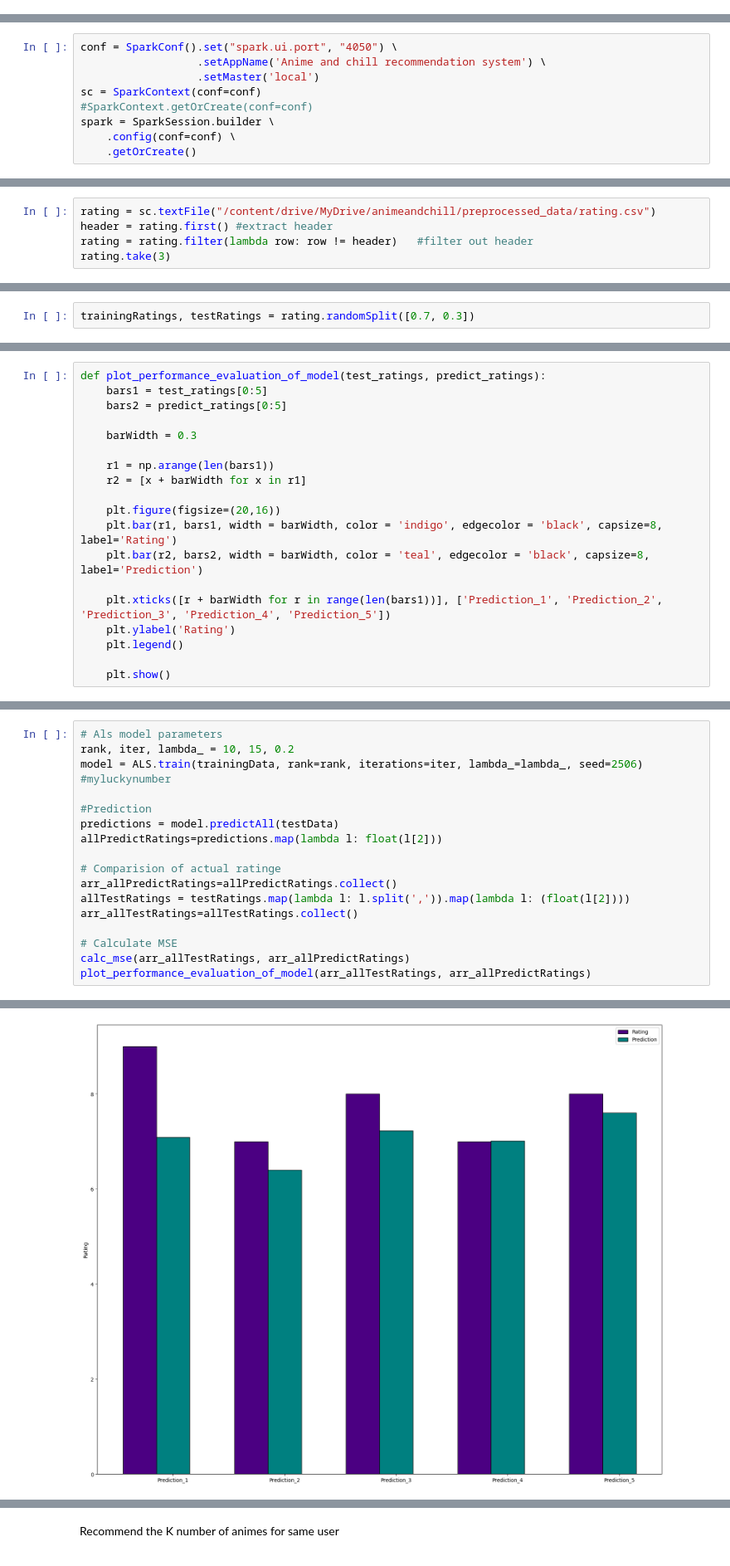
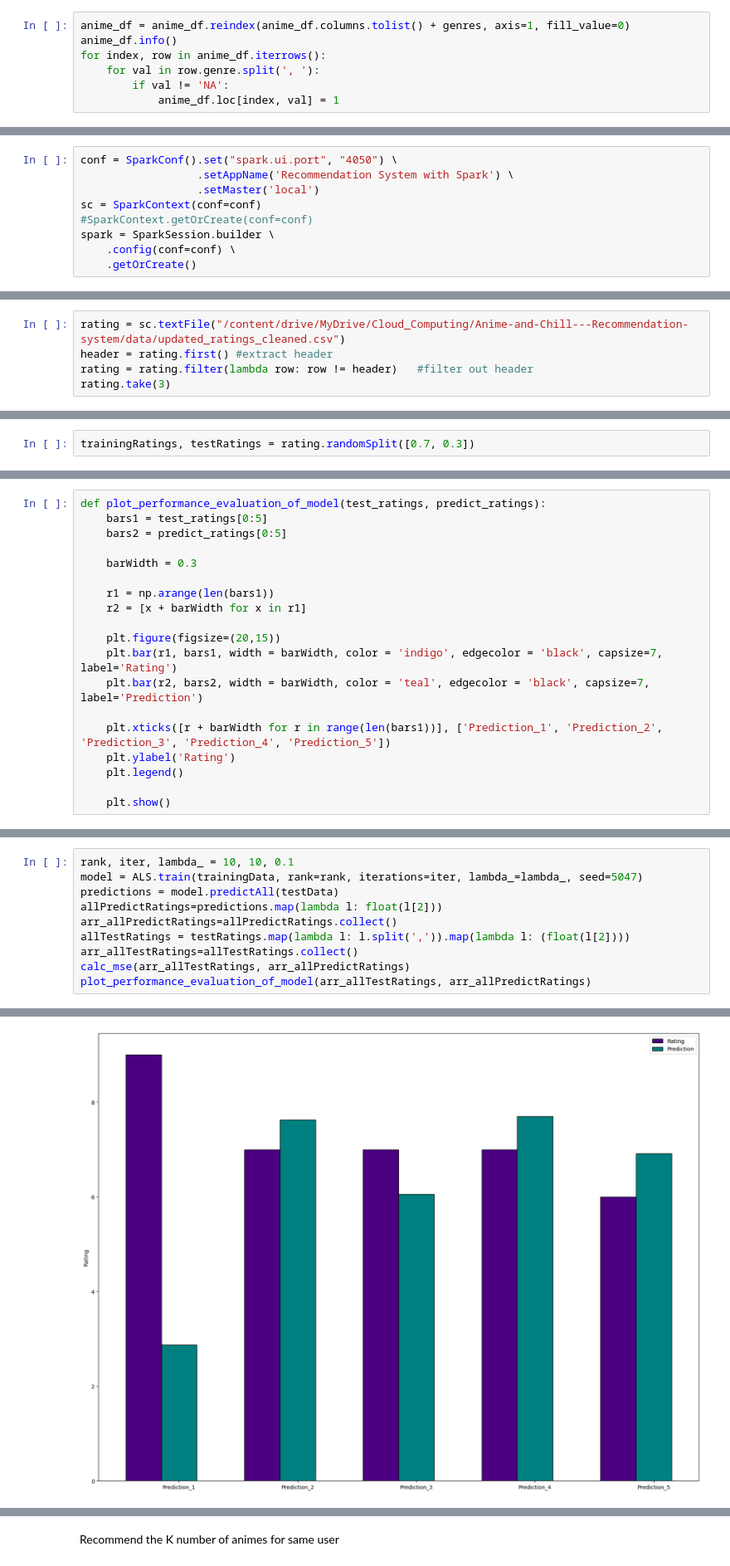
Before and after one commit to priteshshah96/Anime-and-Chill---Recommendation-system, a Jupyter notebook: Notebooks/Recommendation_system.ipynb, the cells around one changed output, grey strips where cells are left out. Shown at 83% size. Saved outputs shown, nothing was run; the diff lists cells and outputs as text.

Commit message:
Updated Recommendation.ipynb

```diff
--- a/Notebooks/Recommendation_system.ipynb
+++ b/Notebooks/Recommendation_system.ipynb
@@ -0,0 +359,7 @@
+# %%
+anime_df = anime_df.reindex(anime_df.columns.tolist() + genres, axis=1, fill_value=0)
+anime_df.info()
+for index, row in anime_df.iterrows():
+    for val in row.genre.split(', '):
+        if val != 'NA':
+            anime_df.loc[index, val] = 1
@@ -37,7 +512,7 @@ from pyspark.mllib.recommendation import ALS
 from pyspark.mllib.recommendation import Rating
 # %%
 conf = SparkConf().set("spark.ui.port", "4050") \
-                  .setAppName('Anime and chill recommendation system') \
+                  .setAppName('Recommendation System with Spark') \
                   .setMaster('local')
 sc = SparkContext(conf=conf)
 #SparkContext.getOrCreate(conf=conf)
@@ -49,5 +524,5 @@ We get 3  the ratings from our preprocessed data folder
 # %%
-rating = sc.textFile("/content/drive/MyDrive/animeandchill/preprocessed_data/rating.csv")
+rating = sc.textFile("/content/drive/MyDrive/Cloud_Computing/Anime-and-Chill---Recommendation-system/data/updated_ratings_cleaned.csv")
 header = rating.first() #extract header
 rating = rating.filter(lambda row: row != header)   #filter out header
 rating.take(3)
@@ -97,9 +554,9 @@ def plot_performance_evaluation_of_model(test_ratings, predict_ratings):
     r1 = np.arange(len(bars1))
     r2 = [x + barWidth for x in r1]
 
-    plt.figure(figsize=(20,16))
-    plt.bar(r1, bars1, width = barWidth, color = 'indigo', edgecolor = 'black', capsize=8, label='Rating')
-    plt.bar(r2, bars2, width = barWidth, color = 'teal', edgecolor = 'black', capsize=8, label='Prediction')
+    plt.figure(figsize=(20,15))
+    plt.bar(r1, bars1, width = barWidth, color = 'indigo', edgecolor = 'black', capsize=7, label='Rating')
+    plt.bar(r2, bars2, width = barWidth, color = 'teal', edgecolor = 'black', capsize=7, label='Prediction')
 
     plt.xticks([r + barWidth for r in range(len(bars1))], ['Prediction_1', 'Prediction_2', 'Prediction_3', 'Prediction_4', 'Prediction_5'])
     plt.ylabel('Rating')
@@ -111,18 +566,11 @@ def plot_performance_evaluation_of_model(test_ratings, predict_ratings):
 # %%
-# Als model parameters
-rank, iter, lambda_ = 10, 15, 0.2
-model = ALS.train(trainingData, rank=rank, iterations=iter, lambda_=lambda_, seed=2506) #myluckynumber
-
-#Prediction
+rank, iter, lambda_ = 10, 10, 0.1
+model = ALS.train(trainingData, rank=rank, iterations=iter, lambda_=lambda_, seed=5047)
 predictions = model.predictAll(testData)
 allPredictRatings=predictions.map(lambda l: float(l[2]))
-
-# Comparision of actual ratinge
 arr_allPredictRatings=allPredictRatings.collect()
 allTestRatings = testRatings.map(lambda l: l.split(',')).map(lambda l: (float(l[2])))
 arr_allTestRatings=allTestRatings.collect()
-
-# Calculate MSE
 calc_mse(arr_allTestRatings, arr_allPredictRatings)
 plot_performance_evaluation_of_model(arr_allTestRatings, arr_allPredictRatings)
 # %% [output]
@@ -130,2 +578,2 @@ The Mean Square Error is:  4.690853248173817
-[figure, old version]
+[figure, new version]
 # %%
```
Also changed, not shown: parts of 138 cells of this notebook, 9 other files.
